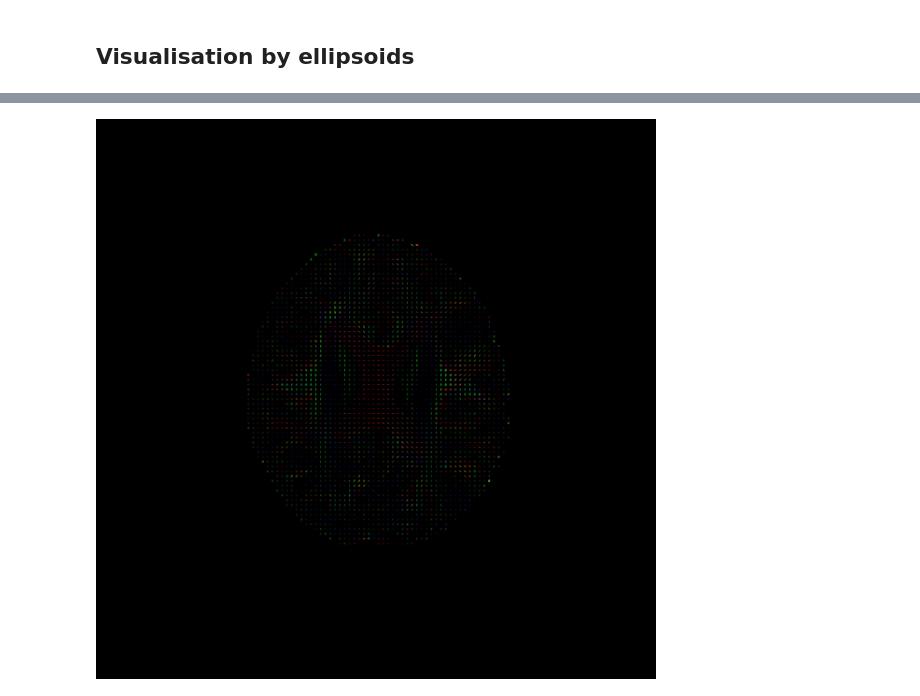
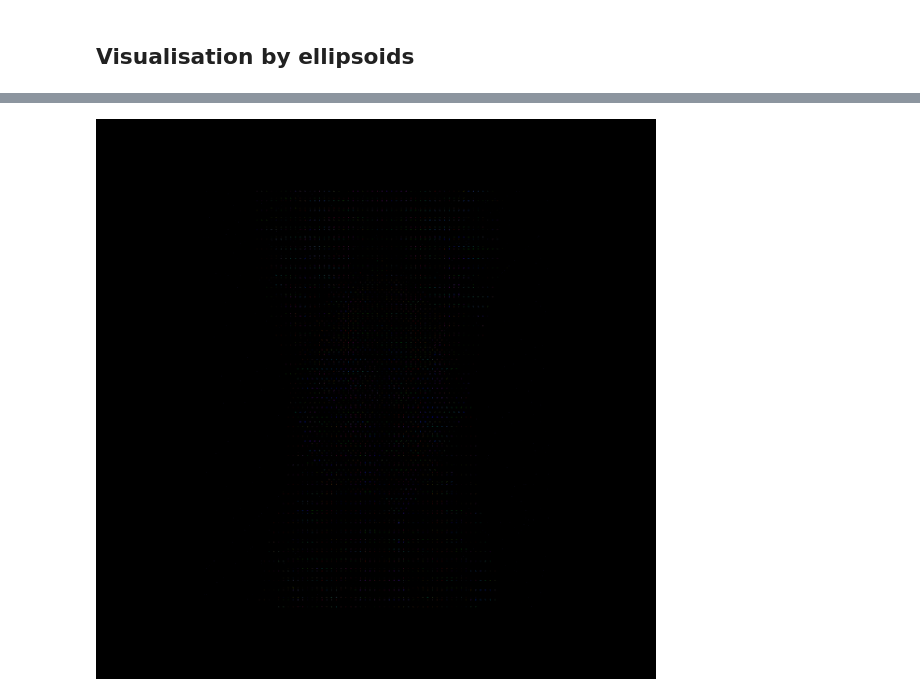
Before and after one commit to Ula028/iqt, a Jupyter notebook: display_dti.ipynb, the cells around one changed output, grey strips where cells are left out. Saved outputs shown, nothing was run; the diff lists cells and outputs as text; code cells hidden in the pictures.

Commit message:
Fix image reconstruction

```diff
--- a/display_dti.ipynb
+++ b/display_dti.ipynb
@@ -76,6 +95,6 @@ if interactive:
 # %%
 scene.clear()
 # %%
-Image('tensor_ellipsoids_lr.png')
+Image('tensor_ellipsoids_rec.png')
 # %% [output]
-[figure, old version]
+[figure, new version]
```
Also changed, not shown: parts of 6 cells of this notebook, 4 other files.
